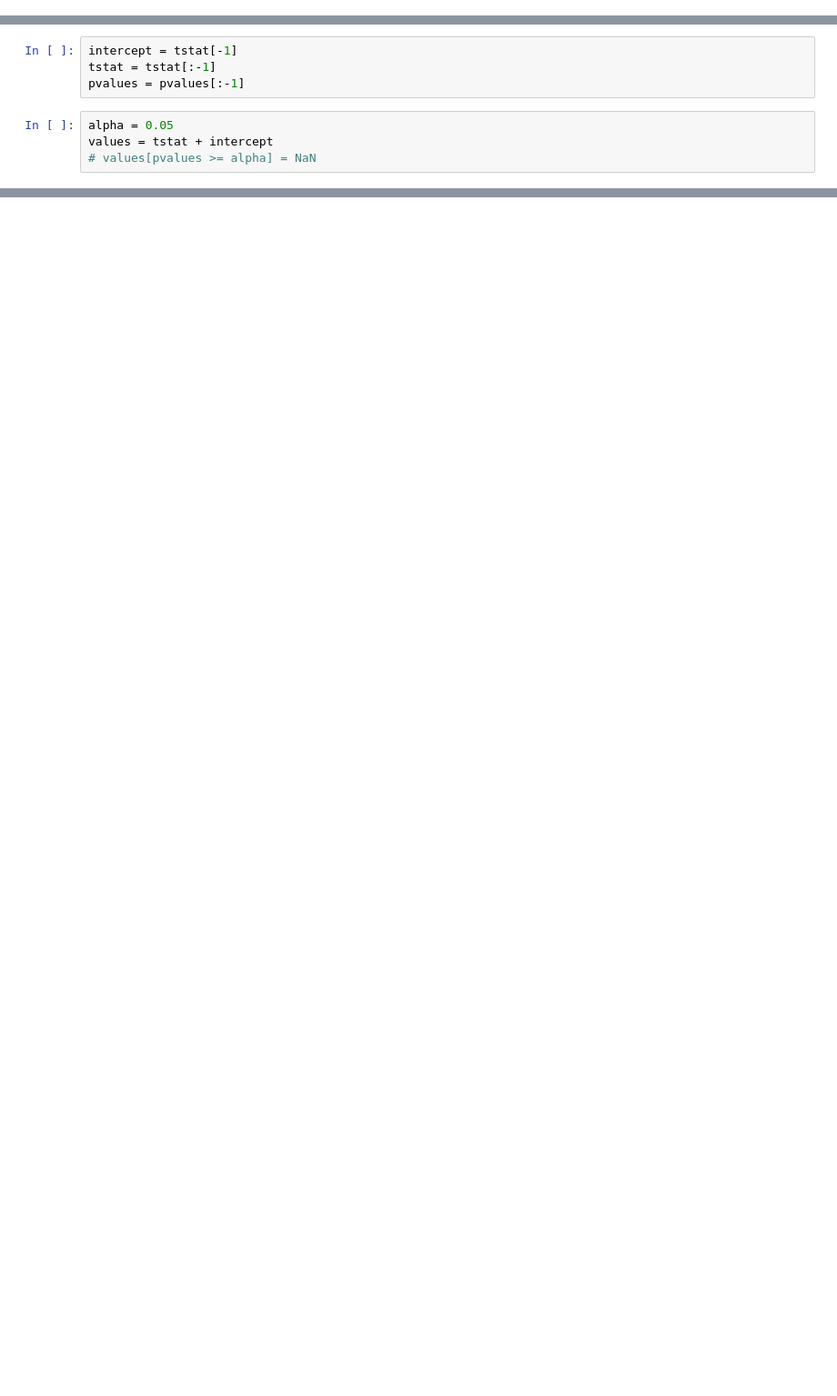
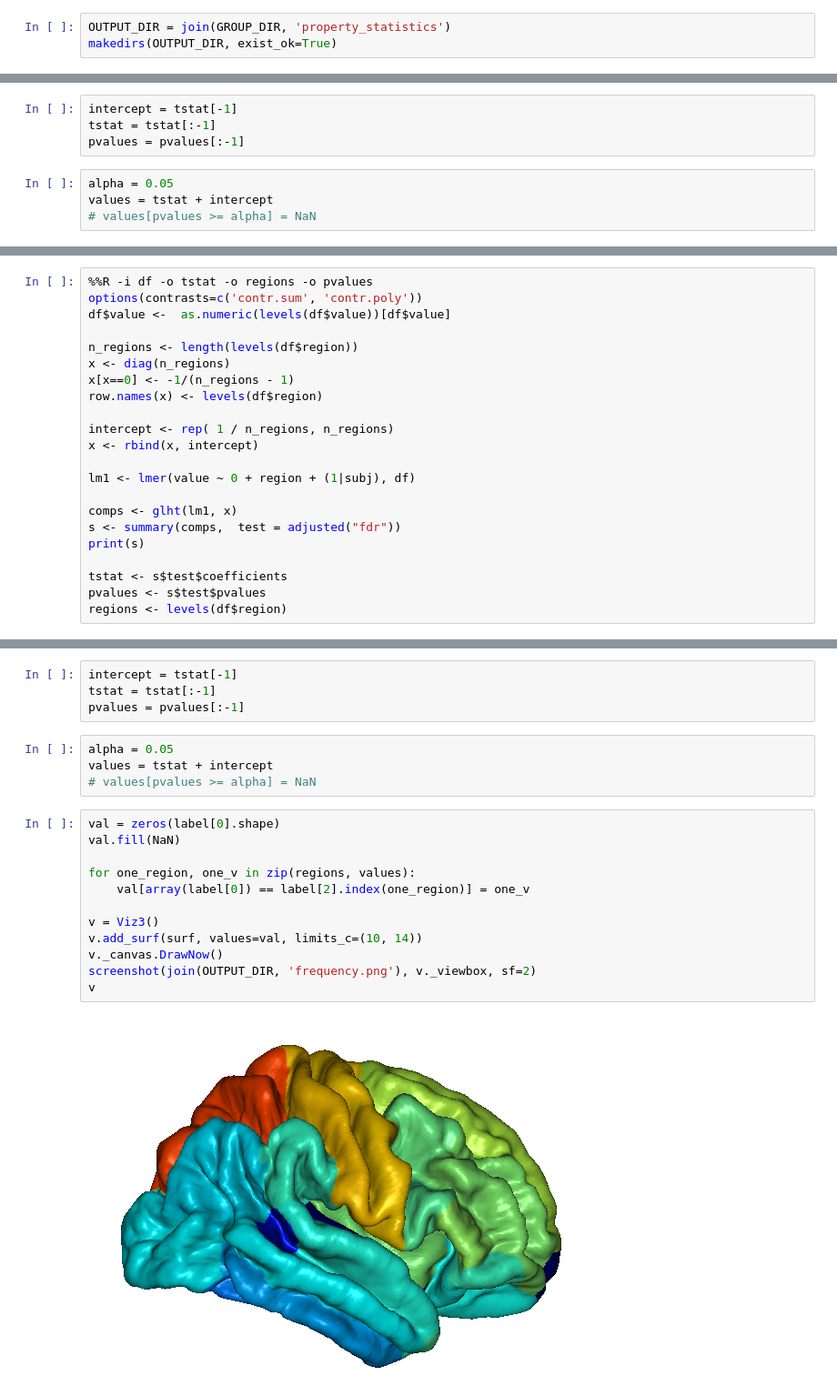
Before and after one commit to gpiantoni/spgr, a Jupyter notebook: spindle_lmem.ipynb, the cells around one changed output, grey strips where cells are left out. Shown at 91% size. Saved outputs shown, nothing was run; the diff lists cells and outputs as text; blank space fills up the shorter version.

```diff
--- a/spindle_lmem.ipynb
+++ b/spindle_lmem.ipynb
@@ -10,0 +50,3 @@ Jinja2==2.7.3, Markdown==2.5.2, MarkupSafe==0.23, Pillow==2.6.1, PyOpenGL==3.1.0
+# %%
+OUTPUT_DIR = join(GROUP_DIR, 'property_statistics')
+makedirs(OUTPUT_DIR, exist_ok=True)
@@ -190,0 +215,22 @@ v
+# %%
+%%R -i df -o tstat -o regions -o pvalues
+options(contrasts=c('contr.sum', 'contr.poly'))
+df$value <-  as.numeric(levels(df$value))[df$value]
+
+n_regions <- length(levels(df$region))
+x <- diag(n_regions)
+x[x==0] <- -1/(n_regions - 1)
+row.names(x) <- levels(df$region)
+
+intercept <- rep( 1 / n_regions, n_regions)
+x <- rbind(x, intercept)
+
+lm1 <- lmer(value ~ 0 + region + (1|subj), df)
+
+comps <- glht(lm1, x)
+s <- summary(comps,  test = adjusted("fdr"))
+print(s)
+
+tstat <- s$test$coefficients
+pvalues <- s$test$pvalues
+regions <- levels(df$region)
@@ -190,0 +264,22 @@ v
+# %%
+intercept = tstat[-1]
+tstat = tstat[:-1]
+pvalues = pvalues[:-1]
+# %%
+alpha = 0.05
+values = tstat + intercept
+# values[pvalues >= alpha] = NaN
+# %%
+val = zeros(label[0].shape)
+val.fill(NaN)
+
+for one_region, one_v in zip(regions, values):
+    val[array(label[0]) == label[2].index(one_region)] = one_v
+
+v = Viz3()
+v.add_surf(surf, values=val, limits_c=(10, 14))
+v._canvas.DrawNow()
+screenshot(join(OUTPUT_DIR, 'frequency.png'), v._viewbox, sf=2)
+v
+# %% [output]
+[figure, added]
```
Also changed, not shown: parts of 52 cells of this notebook, 2 other files.
